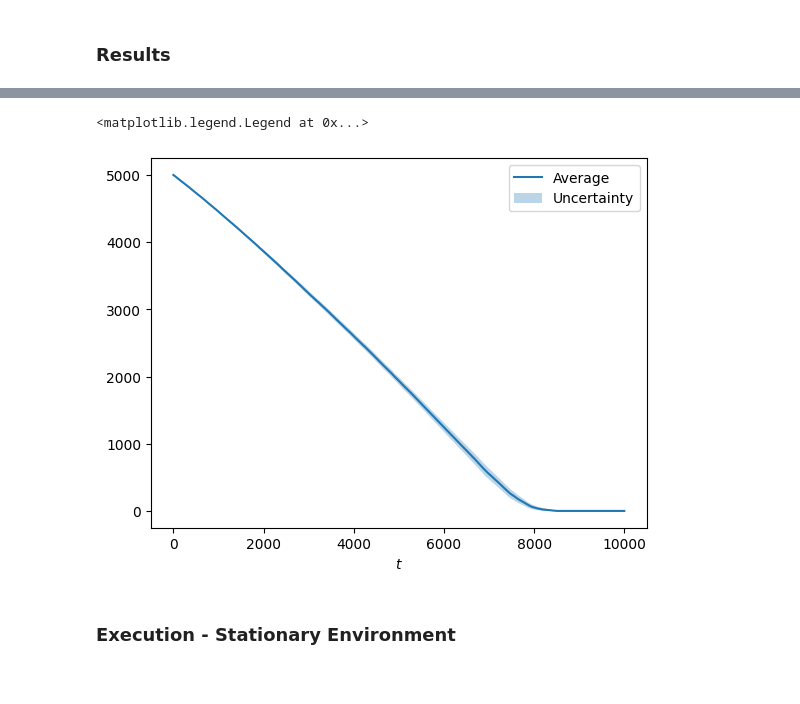
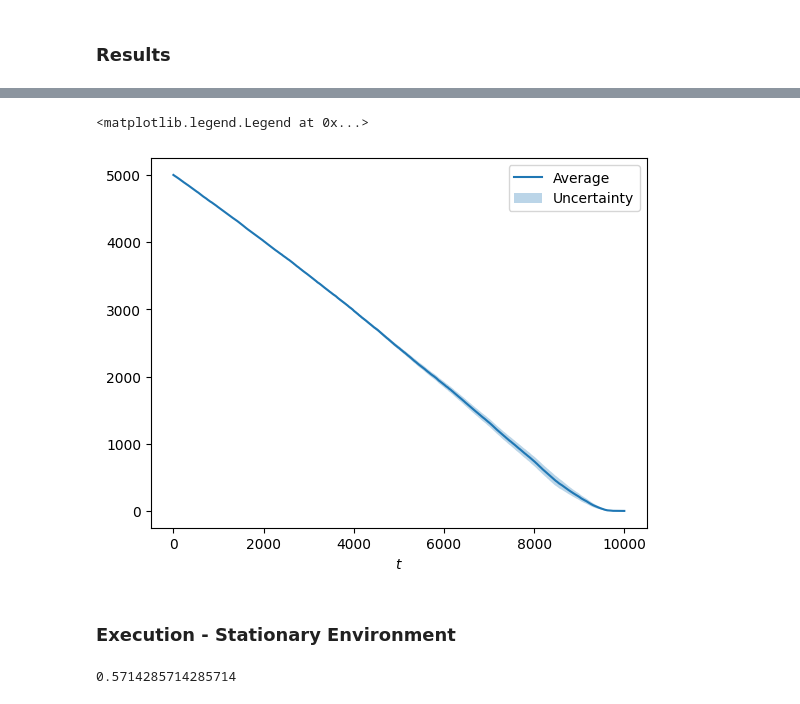
Before and after one commit to FabioFloris02/OLA2025_Floris_Sonzini_Parenti_Singh_Gottschling, a Jupyter notebook: requirement_3.ipynb, the cells around one changed output, grey strips where cells are left out. Drawn from its saved outputs; the diff is of its cells as text; code cells hidden in the pictures.

```diff
--- a/requirement_3.ipynb
+++ b/requirement_3.ipynb
@@ -338,21 +338,23 @@ plt.show()
 # %%
 #budget
 plt.xlabel("$t$")
 plt.legend()
-
+budget_per_trial = np.array(budget_per_trial)
+average_budget = budget_per_trial.mean(axis=0)
+budget_sd = budget_per_trial.std(axis=0)
 plt.plot(np.arange(T), average_budget, label="Average")
 plt.fill_between(
     np.arange(T),
     average_budget-budget_sd/np.sqrt(n_trials),
     average_budget+budget_sd/np.sqrt(n_trials),
     alpha=0.3,
     label="Uncertainty"
 )
 plt.xlabel("$t$")
 plt.legend()
 # %% [output]
 <matplotlib.legend.Legend at 0x...>
-[figure, old version]
+[figure, new version]
 # %% [markdown]
 ### Execution - Stationary Environment
 # %%
@@ -369,6 +371,9 @@ distr = getDistribution()
 valuation_distributions = []
 for t in range(T):
   valuation_distributions.append(distr)
+print(distr.mean())
+# %% [output]
+0.5714285714285714
 # %%
 prices_arr = []
 rewards = []
```
Also changed, not shown: parts of 5 cells of this notebook.
